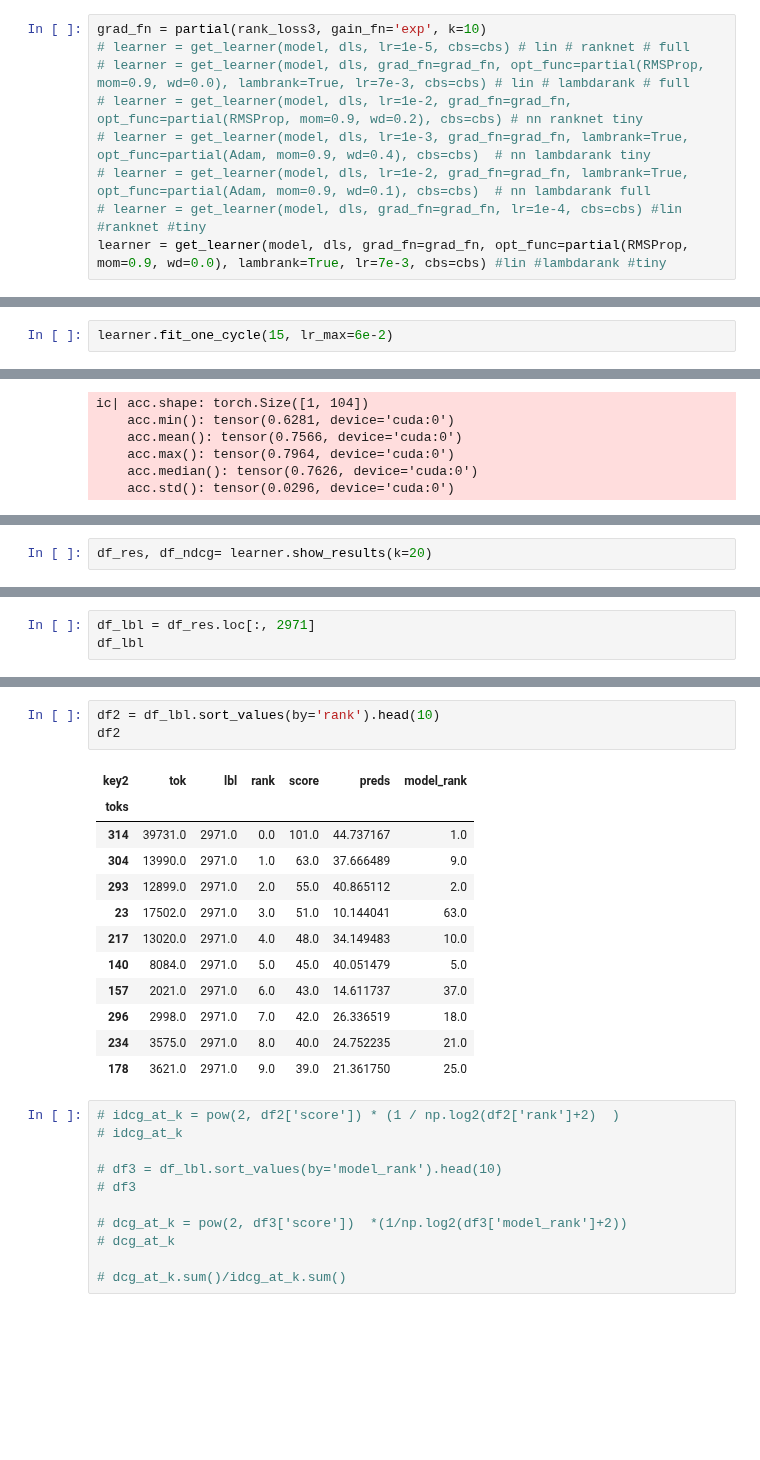
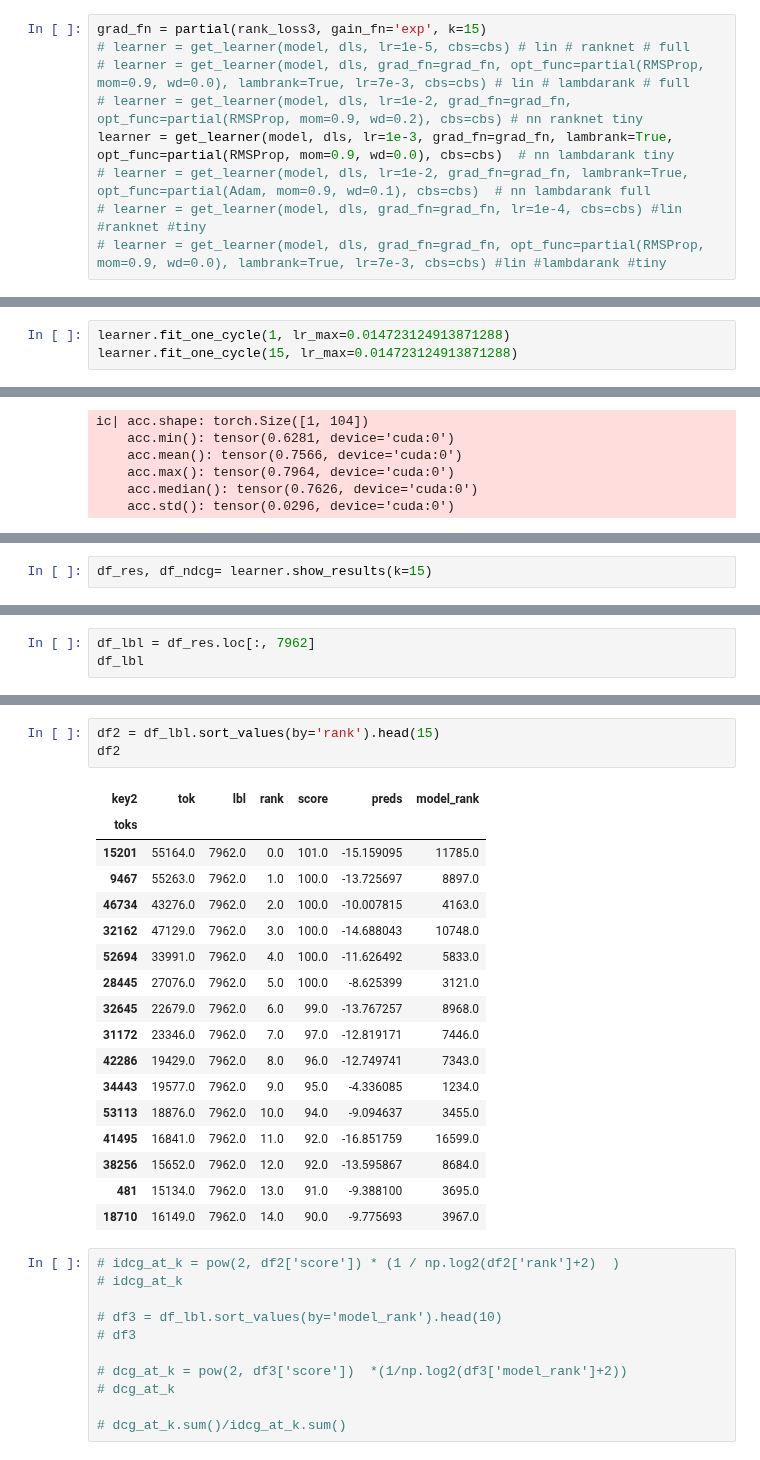
Before and after one commit to debjyotiSRoy/xcube, a Jupyter notebook: nbs/17_tutorial.train_l2r.ipynb, the cells around one changed output, grey strips where cells are left out. Drawn from its saved outputs; the diff is of its cells as text; blank space fills up the shorter version.

```diff
--- a/nbs/17_tutorial.train_l2r.ipynb
+++ b/nbs/17_tutorial.train_l2r.ipynb
@@ -807,14 +800,14 @@ cbs = [TrainEval(), TrackResults(train_metrics=True, beta=0.98), ProgressBarCall
 # %%
 from fastai.optimizer import *
 # %%
-grad_fn = partial(rank_loss3, gain_fn='exp', k=10)
+grad_fn = partial(rank_loss3, gain_fn='exp', k=15)
 # learner = get_learner(model, dls, lr=1e-5, cbs=cbs) # lin # ranknet # full
 # learner = get_learner(model, dls, grad_fn=grad_fn, opt_func=partial(RMSProp, mom=0.9, wd=0.0), lambrank=True, lr=7e-3, cbs=cbs) # lin # lambdarank # full
 # learner = get_learner(model, dls, lr=1e-2, grad_fn=grad_fn, opt_func=partial(RMSProp, mom=0.9, wd=0.2), cbs=cbs) # nn ranknet tiny
-# learner = get_learner(model, dls, lr=1e-3, grad_fn=grad_fn, lambrank=True, opt_func=partial(Adam, mom=0.9, wd=0.4), cbs=cbs)  # nn lambdarank tiny
+learner = get_learner(model, dls, lr=1e-3, grad_fn=grad_fn, lambrank=True, opt_func=partial(RMSProp, mom=0.9, wd=0.0), cbs=cbs)  # nn lambdarank tiny
 # learner = get_learner(model, dls, lr=1e-2, grad_fn=grad_fn, lambrank=True, opt_func=partial(Adam, mom=0.9, wd=0.1), cbs=cbs)  # nn lambdarank full
 # learner = get_learner(model, dls, grad_fn=grad_fn, lr=1e-4, cbs=cbs) #lin #ranknet #tiny
-learner = get_learner(model, dls, grad_fn=grad_fn, opt_func=partial(RMSProp, mom=0.9, wd=0.0), lambrank=True, lr=7e-3, cbs=cbs) #lin #lambdarank #tiny
+# learner = get_learner(model, dls, grad_fn=grad_fn, opt_func=partial(RMSProp, mom=0.9, wd=0.0), lambrank=True, lr=7e-3, cbs=cbs) #lin #lambdarank #tiny
 # %%
 #| eval:false
 learner.path = tmp
@@ -892,4 +885,5 @@ SuggestedLRs(valley=0.06309573352336884, slide=0.06165950000286102, steep=0.0323
 # %%
-learner.fit_one_cycle(15, lr_max=6e-2)
+learner.fit_one_cycle(1, lr_max=0.014723124913871288)
+learner.fit_one_cycle(15, lr_max=0.014723124913871288)
 # %% [output]
 [interactive output not drawn]
@@ -1029,2 +1027,2 @@ Let's pick a label and see the rankings produced by the model:
 # %%
-df_res, df_ndcg= learner.show_results(k=20)
+df_res, df_ndcg= learner.show_results(k=15)
@@ -1063,5 +1071,5 @@ df_res
 # %%
-df_lbl = df_res.loc[:, 2971]
+df_lbl = df_res.loc[:, 7962]
 df_lbl
 # %% [output]
 | key2 | tok | lbl | rank | score | preds | model_rank |
@@ -1081,19 +1089,24 @@ df_lbl
 # %%
-df2 = df_lbl.sort_values(by='rank').head(10)
+df2 = df_lbl.sort_values(by='rank').head(15)
 df2
 # %% [output]
 | key2 | tok | lbl | rank | score | preds | model_rank |
 | toks |  |  |  |  |  |  |
-| 314 | 39731.0 | 2971.0 | 0.0 | 101.0 | 44.737167 | 1.0 |
-| 304 | 13990.0 | 2971.0 | 1.0 | 63.0 | 37.666489 | 9.0 |
-| 293 | 12899.0 | 2971.0 | 2.0 | 55.0 | 40.865112 | 2.0 |
-| 23 | 17502.0 | 2971.0 | 3.0 | 51.0 | 10.144041 | 63.0 |
-| 217 | 13020.0 | 2971.0 | 4.0 | 48.0 | 34.149483 | 10.0 |
-| 140 | 8084.0 | 2971.0 | 5.0 | 45.0 | 40.051479 | 5.0 |
-| 157 | 2021.0 | 2971.0 | 6.0 | 43.0 | 14.611737 | 37.0 |
-| 296 | 2998.0 | 2971.0 | 7.0 | 42.0 | 26.336519 | 18.0 |
-| 234 | 3575.0 | 2971.0 | 8.0 | 40.0 | 24.752235 | 21.0 |
-| 178 | 3621.0 | 2971.0 | 9.0 | 39.0 | 21.361750 | 25.0 |
+| 15201 | 55164.0 | 7962.0 | 0.0 | 101.0 | -15.159095 | 11785.0 |
+| 9467 | 55263.0 | 7962.0 | 1.0 | 100.0 | -13.725697 | 8897.0 |
+| 46734 | 43276.0 | 7962.0 | 2.0 | 100.0 | -10.007815 | 4163.0 |
+| 32162 | 47129.0 | 7962.0 | 3.0 | 100.0 | -14.688043 | 10748.0 |
+| 52694 | 33991.0 | 7962.0 | 4.0 | 100.0 | -11.626492 | 5833.0 |
+| 28445 | 27076.0 | 7962.0 | 5.0 | 100.0 | -8.625399 | 3121.0 |
+| 32645 | 22679.0 | 7962.0 | 6.0 | 99.0 | -13.767257 | 8968.0 |
+| 31172 | 23346.0 | 7962.0 | 7.0 | 97.0 | -12.819171 | 7446.0 |
+| 42286 | 19429.0 | 7962.0 | 8.0 | 96.0 | -12.749741 | 7343.0 |
+| 34443 | 19577.0 | 7962.0 | 9.0 | 95.0 | -4.336085 | 1234.0 |
+| 53113 | 18876.0 | 7962.0 | 10.0 | 94.0 | -9.094637 | 3455.0 |
+| 41495 | 16841.0 | 7962.0 | 11.0 | 92.0 | -16.851759 | 16599.0 |
+| 38256 | 15652.0 | 7962.0 | 12.0 | 92.0 | -13.595867 | 8684.0 |
+| 481 | 15134.0 | 7962.0 | 13.0 | 91.0 | -9.388100 | 3695.0 |
+| 18710 | 16149.0 | 7962.0 | 14.0 | 90.0 | -9.775693 | 3967.0 |
 # %%
 # idcg_at_k = pow(2, df2['score']) * (1 / np.log2(df2['rank']+2)  )
 # idcg_at_k
```
Also changed, not shown: parts of 21 cells of this notebook, 8 other files.
